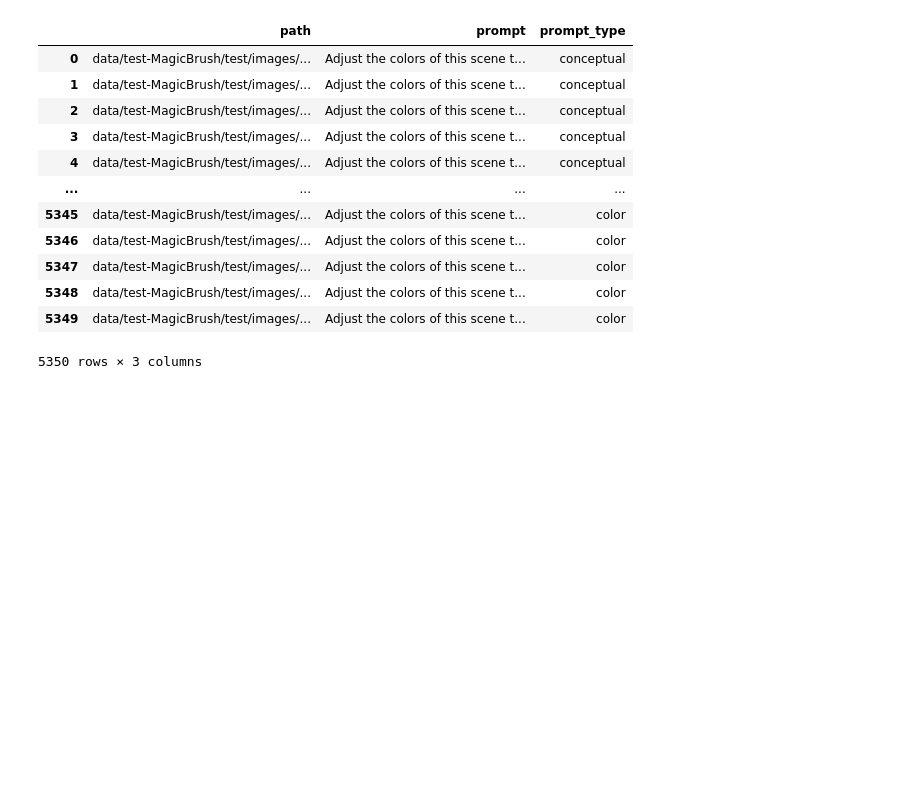
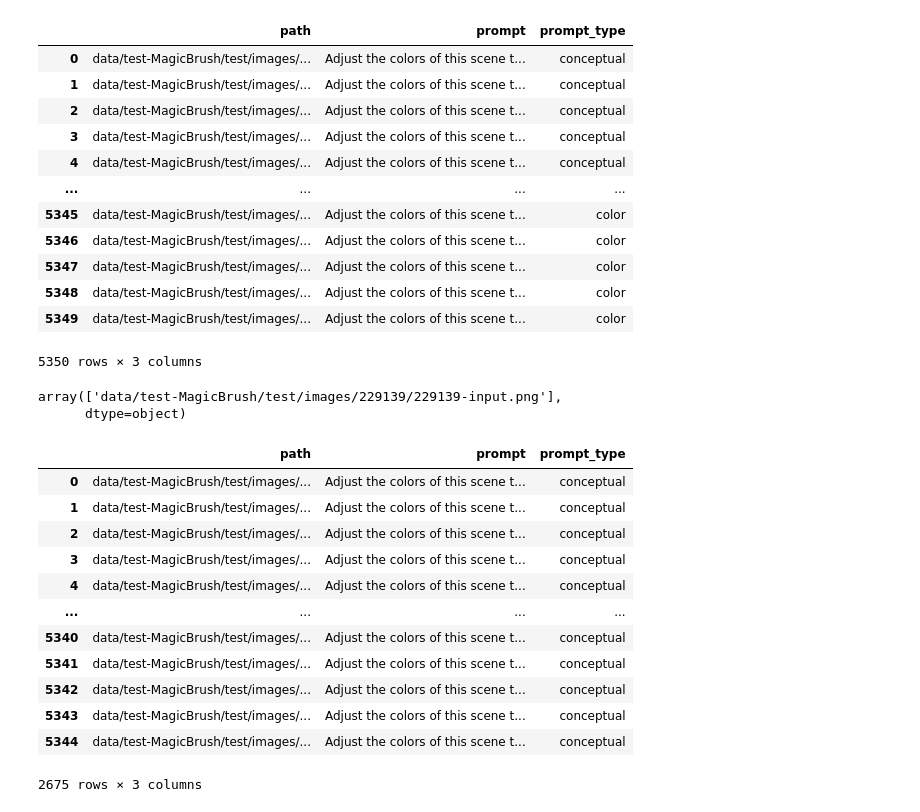
Before and after one commit to JuanseHevia/ELEC542-InstructP2P, a Jupyter notebook: load_dataset.ipynb, the cells around one changed output. Drawn from its saved outputs; the diff is of its cells as text; code cells hidden in the pictures; blank space fills up the shorter version.

```diff
--- a/load_dataset.ipynb
+++ b/load_dataset.ipynb
@@ -1,7 +1,7 @@
 # %%
 import utils
 # %%
-ds = utils.MBDataset()
+ds = utils.MBDataset(data_dir="data/test-MagicBrush/test")
 # %% [output]
 Loading edit turns...
 # %%
@@ -62,3 +62,25 @@ eds
 | 5348 | data/test-MagicBrush/test/images/... | Adjust the colors of this scene t... | color |
 | 5349 | data/test-MagicBrush/test/images/... | Adjust the colors of this scene t... | color |
 5350 rows × 3 columns
+# %%
+eds.path.sample().values
+# %% [output]
+array(['data/test-MagicBrush/test/images/229139/229139-input.png'],
+      dtype=object)
+# %%
+eds[eds.prompt_type == "color"]
+eds[eds.prompt_type == "conceptual"]
+# %% [output]
+|  | path | prompt | prompt_type |
+| 0 | data/test-MagicBrush/test/images/... | Adjust the colors of this scene t... | conceptual |
+| 1 | data/test-MagicBrush/test/images/... | Adjust the colors of this scene t... | conceptual |
+| 2 | data/test-MagicBrush/test/images/... | Adjust the colors of this scene t... | conceptual |
+| 3 | data/test-MagicBrush/test/images/... | Adjust the colors of this scene t... | conceptual |
+| 4 | data/test-MagicBrush/test/images/... | Adjust the colors of this scene t... | conceptual |
+| ... | ... | ... | ... |
+| 5340 | data/test-MagicBrush/test/images/... | Adjust the colors of this scene t... | conceptual |
+| 5341 | data/test-MagicBrush/test/images/... | Adjust the colors of this scene t... | conceptual |
+| 5342 | data/test-MagicBrush/test/images/... | Adjust the colors of this scene t... | conceptual |
+| 5343 | data/test-MagicBrush/test/images/... | Adjust the colors of this scene t... | conceptual |
+| 5344 | data/test-MagicBrush/test/images/... | Adjust the colors of this scene t... | conceptual |
+2675 rows × 3 columns
```
